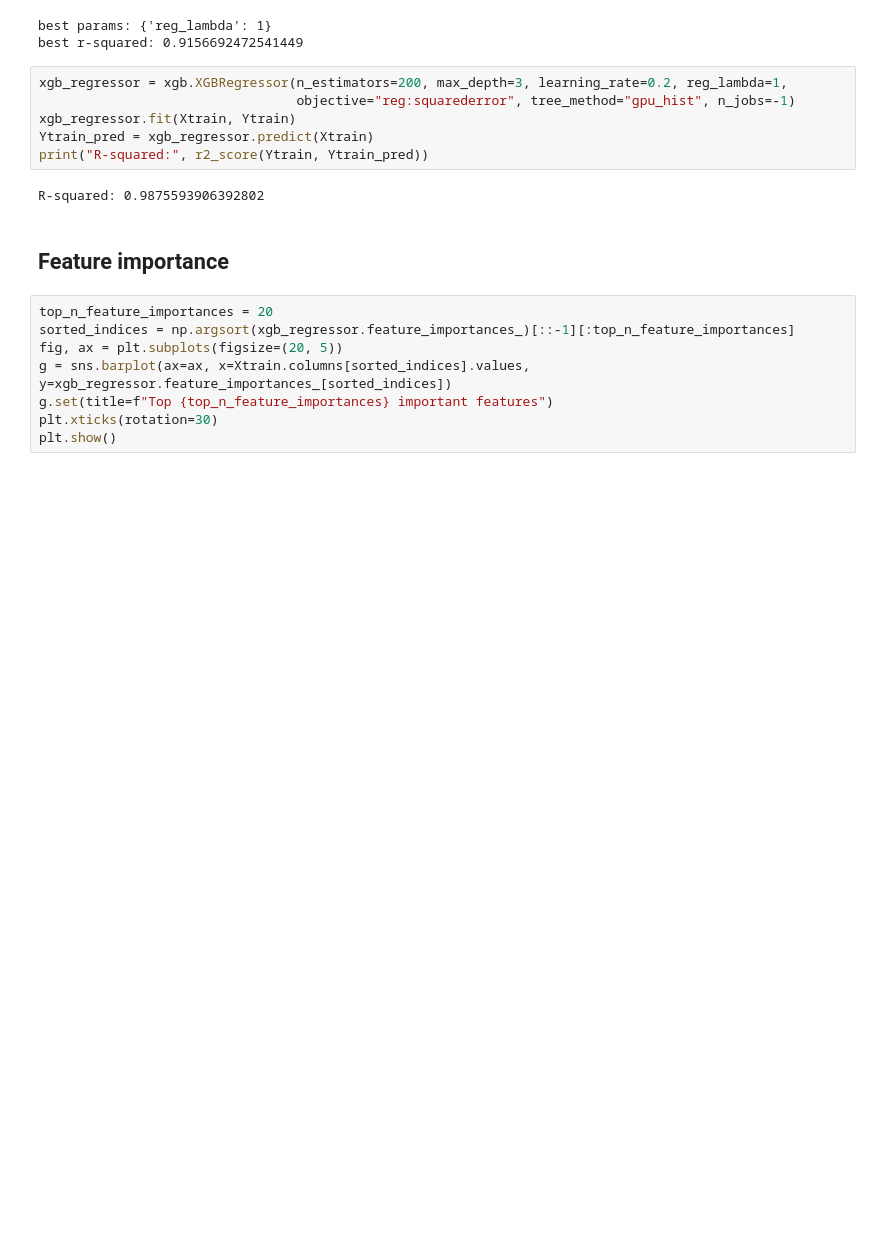
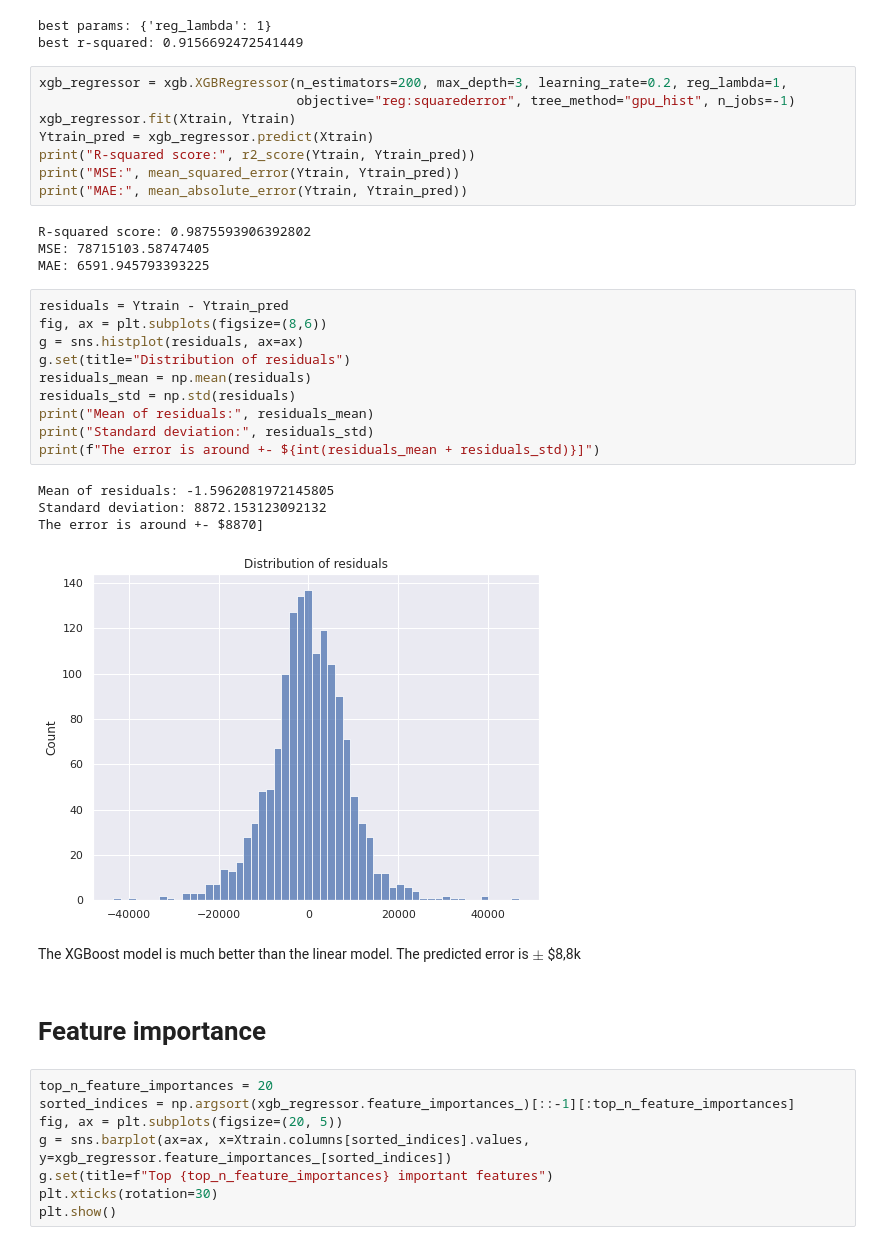
Before and after one commit to nguyenhaidang94/HousePricePrediction, a Jupyter notebook: which_factors_influence_house_price.ipynb, the cells around one changed output. Drawn from its saved outputs; the diff is of its cells as text; blank space fills up the shorter version.

```diff
--- a/which_factors_influence_house_price.ipynb
+++ b/which_factors_influence_house_price.ipynb
@@ -912,11 +936,32 @@ xgb_regressor = xgb.XGBRegressor(n_estimators=200, max_depth=3, learning_rate=0.
                                  objective="reg:squarederror", tree_method="gpu_hist", n_jobs=-1)
 xgb_regressor.fit(Xtrain, Ytrain)
 Ytrain_pred = xgb_regressor.predict(Xtrain)
-print("R-squared:", r2_score(Ytrain, Ytrain_pred))
+print("R-squared score:", r2_score(Ytrain, Ytrain_pred))
+print("MSE:", mean_squared_error(Ytrain, Ytrain_pred))
+print("MAE:", mean_absolute_error(Ytrain, Ytrain_pred))
 # %% [output]
-R-squared: 0.9875593906392802
+R-squared score: 0.9875593906392802
+MSE: 78715103.58747405
+MAE: 6591.945793393225
+# %%
+residuals = Ytrain - Ytrain_pred
+fig, ax = plt.subplots(figsize=(8,6))
+g = sns.histplot(residuals, ax=ax)
+g.set(title="Distribution of residuals")
+residuals_mean = np.mean(residuals)
+residuals_std = np.std(residuals)
+print("Mean of residuals:", residuals_mean)
+print("Standard deviation:", residuals_std)
+print(f"The error is around +- ${int(residuals_mean + residuals_std)}]")
+# %% [output]
+Mean of residuals: -1.5962081972145805
+Standard deviation: 8872.153123092132
+The error is around +- $8870]
+[figure, added]
+# %% [markdown]
+The XGBoost model is much better than the linear model. The predicted error is $\pm$ $8,8k
 # %% [markdown]
-## Feature importance
+# Feature importance
 # %%
 top_n_feature_importances = 20
 sorted_indices = np.argsort(xgb_regressor.feature_importances_)[::-1][:top_n_feature_importances]
```
Also changed, not shown: parts of 10 cells of this notebook.
